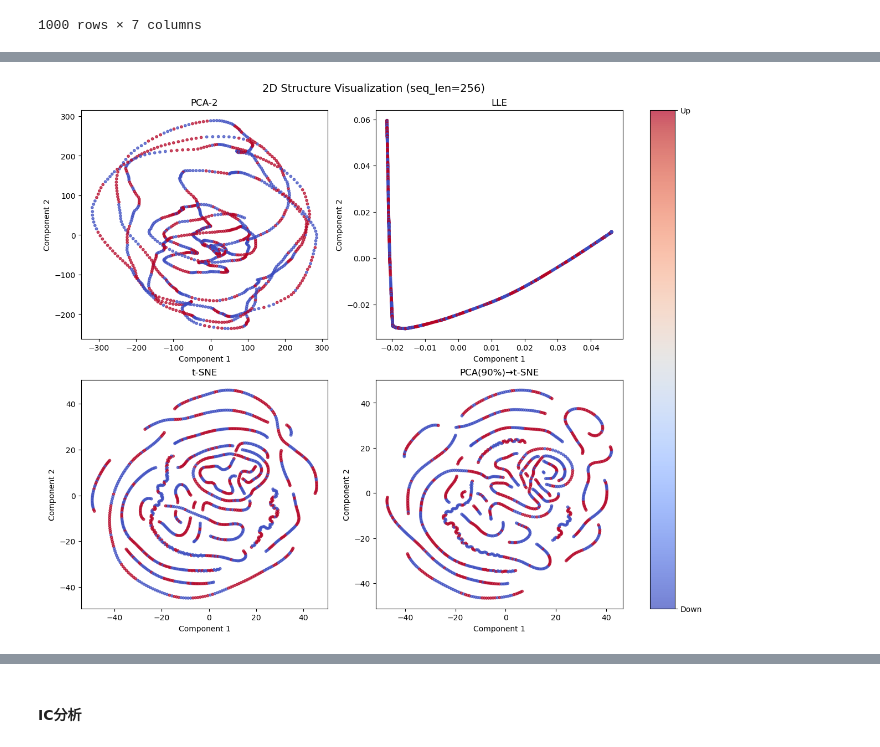
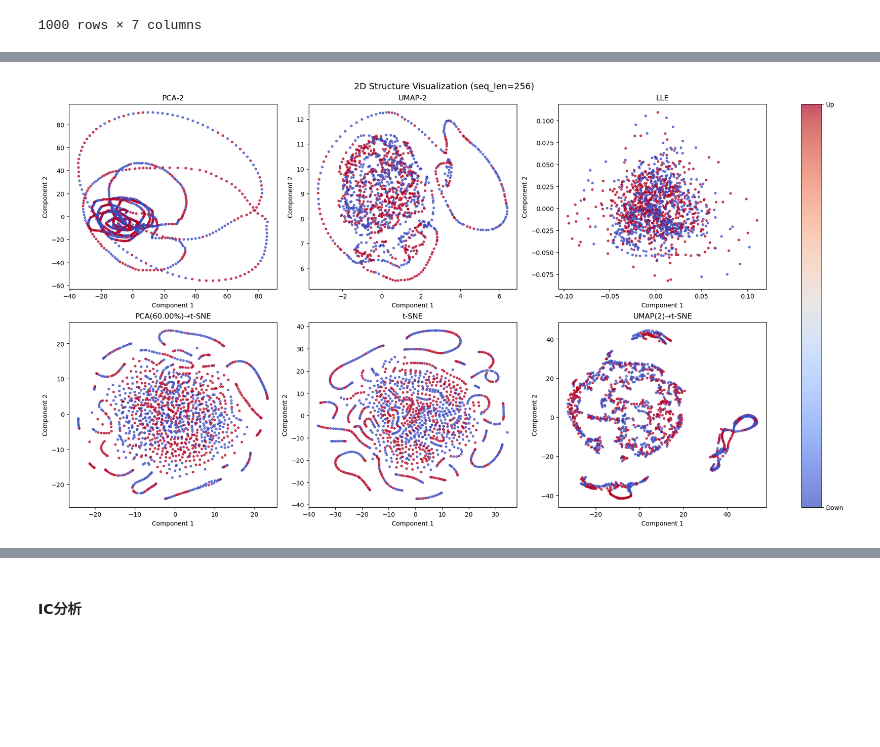
Before and after one commit to cziwen/TockFormer, a Jupyter notebook: measureFeature.ipynb, the cells around one changed output, grey strips where cells are left out. Cells and saved outputs as stored; diff of their text form; code cells hidden in the pictures; blank space fills up the shorter version.

```diff
--- a/measureFeature.ipynb
+++ b/measureFeature.ipynb
@@ -75,7 +75,10 @@ df_features.columns.tolist()
 # %%
 finfact.visualize_structure_2d (seq_len=256,
-                                perplexity=50,
-                                n_neighbors=5,
-                                random_state=42)
+                                perplexity=30,
+                                n_neighbors=10,
+                                random_state=42,
+                                pca_evp=0.6,
+                                umap_components=2
+                                )
 # %% [output]
-[figure, old version]
+[figure, new version]
```
Also changed, not shown: parts of 10 cells of this notebook, 1 other file.
